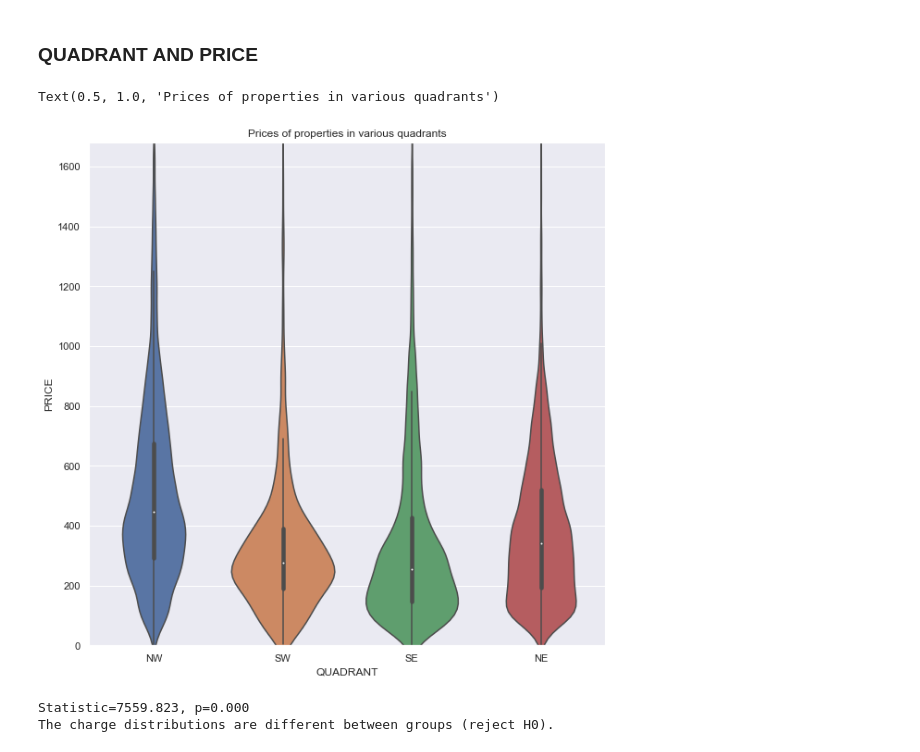
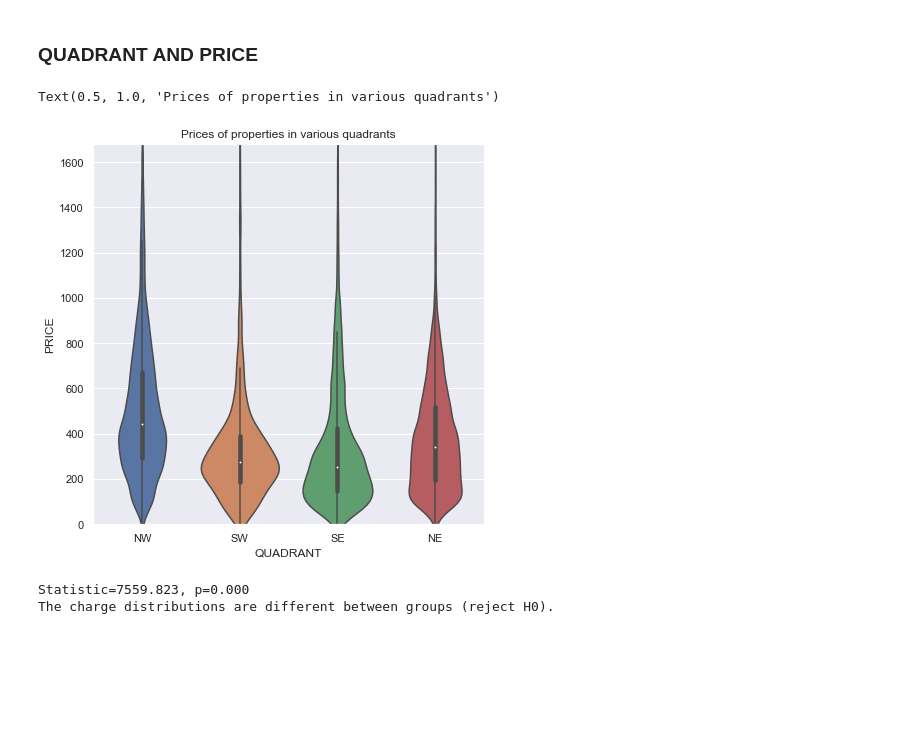
Before and after one commit to jasheriff/dc_capstone, a Jupyter notebook: eda_final.ipynb, the cells around one changed output. Drawn from its saved outputs; the diff is of its cells as text; code cells hidden in the pictures; blank space fills up the shorter version.

```diff
--- a/eda_final.ipynb
+++ b/eda_final.ipynb
@@ -201,13 +204,13 @@ The charge distributions are different between groups (reject H0).
 # %% [markdown]
 ### QUADRANT AND PRICE
 # %%
-plt.figure(figsize=(10, 10))
+plt.figure(figsize=(7, 7))
 g = sns.violinplot(x=finaldf.QUADRANT, y=price_thousands)
 g.set(ylim=(0, max(price_thousands)))
 plt.title("Prices of properties in various quadrants")
 # %% [output]
 Text(0.5, 1.0, 'Prices of properties in various quadrants')
-[figure, old version]
+[figure, new version]
 # %%
 #Test for equal distribution:
 stat, p = stats.kruskal(finaldf[(finaldf['QUADRANT']=='SE')]['PRICE'], finaldf[(finaldf['QUADRANT']=='SW')]['PRICE'],
```
Also changed, not shown: parts of 6 cells of this notebook.
